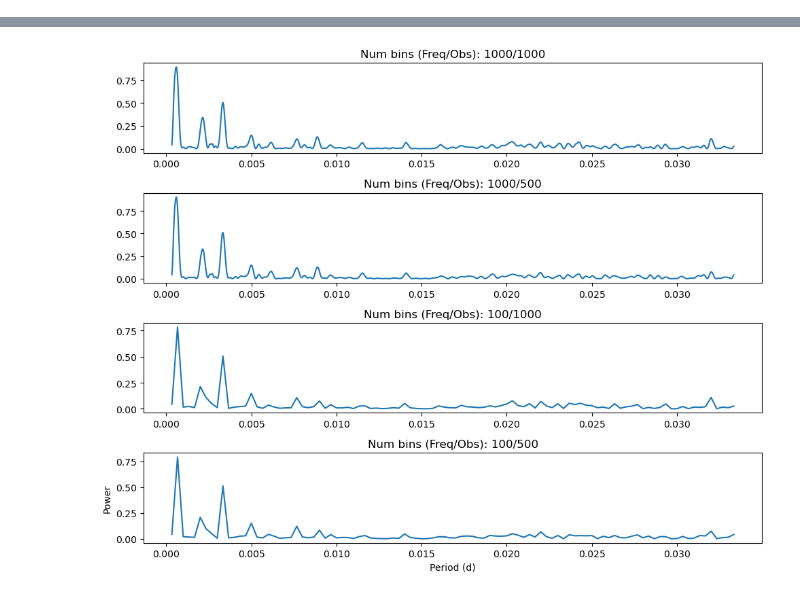
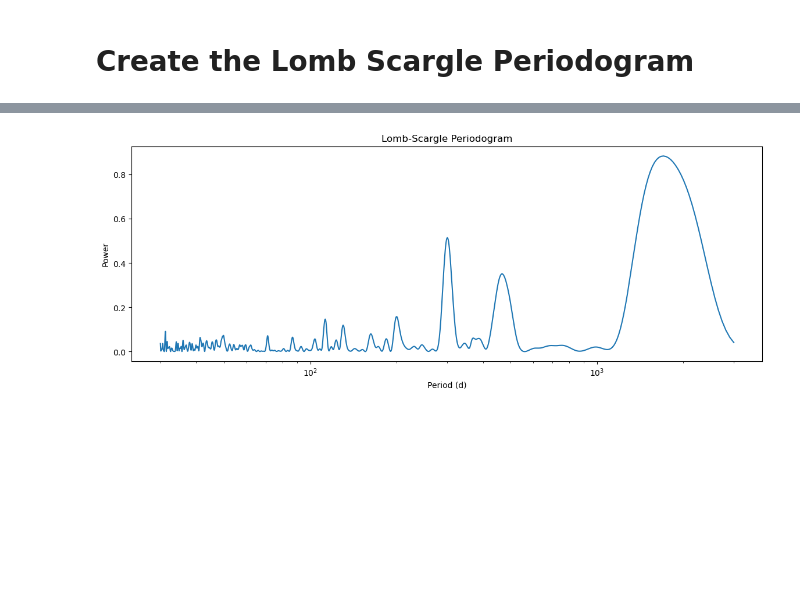
Before and after one commit to skp80286/smbhb_detection, a Jupyter notebook: lomb_scargle_analysis.ipynb, the cells around one changed output, grey strips where cells are left out. Cells and saved outputs as stored; diff of their text form; code cells hidden in the pictures; blank space fills up the shorter version.

```diff
--- a/lomb_scargle_analysis.ipynb
+++ b/lomb_scargle_analysis.ipynb
@@ -6,12 +10,15 @@ lc = np.genfromtxt("data/PG1302_CRTS.dat", names="mjd, mag, magerr", delimiter="
 # %%
 import matplotlib.pyplot as plt
 
-t = lc["mjd"] - lc["mjd"][0]
-mag = lc["mag"] - 14.5
+t = lc["mjd"]
+mag = lc["mag"]
 magerr = lc['magerr']
 
-plt.plot(t, mag, marker='None', linestyle='-', zorder=1, color='orange', lw=2)
-plt.errorbar(t, mag, yerr=magerr, zorder=0)
+plt.figure().set_figwidth(14)
+plt.xlabel("Observation date (MJD)")
+plt.ylabel("Observed Magnitude")
+#plt.plot(t, mag, marker='None', linestyle='-', zorder=1, lw=1)
+plt.errorbar(t, mag, yerr=magerr, fmt=".", zorder=0)
 
 plt.show()
 # %% [output]
@@ -35,39 +44,37 @@ def get_binned_statistic(num_bins, t, mag):
 
 #plt.scatter(bin_t, bin_mag)
 #plt.show()
+# %% [markdown]
+# Create the Lomb Scargle Periodogram
 # %%
 import astropy.units as u
 from astropy.timeseries import LombScargle
-# Initialise the subplot function using number of rows and columns
-figure, axis = plt.subplots(4, 1, figsize=(10,8))
+import scipy.signal as sig
+
+#Total 2946 days of observation -> max period ~3000d.
+# We consider min period as 30d
+# Create 3000 frequency buckets (~1 per day of observation)
+freqs = np.linspace(1/3000, 1/30,num=3000)
+
+# Perform analysis
+ls = LombScargle(t , mag)
+powers = ls.power(freqs)
+
+# Find the frequencies with the strongest signal
+top3ind, _ = sig.find_peaks(powers, height=0.2)
+#k = np.unravel_index(np.argmax(powers), powers.shape)
+#print(str(top3ind))
+for j, k in enumerate(top3ind):
+    print('## {0}th strongest signal: {1:.4f}'.format(j+1, powers[k]))
+    print('at freq(1/d):     {0:.4f}'.format(freqs[k]))
+    print('at period(d):     {0:.0f}d'.format(1/freqs[k]))
+
+plt.figure().set_figwidth(14)
 plt.xlabel("Period (d)")
 plt.ylabel("Power")
 plt.title("Lomb-Scargle Periodogram")
-
-for i, num_freq_bins in enumerate([1000, 100]):
-    for j, num_obs_bins in enumerate([1000, 500]):
-        freqs = np.linspace(1/3000, 1/30,num=num_freq_bins)
-        #print(str(freqs[:10]))
-        print("num_freq_bins=" + str(num_freq_bins) + " num_obs_bins=" + str(num_obs_bins))
-        bin_t, bin_mag, bin_magerr = get_binned_statistic(num_obs_bins, t, mag)
-        #bin_t, bin_mag, bin_magerr = (t, mag, magerr)
-
-        #print(str(len(bin_t)) + " : " + str(len(bin_mag)))
-        #print(str(bin_t[:10]))
-        #print(str(bin_mag[:10]))
-        ls = LombScargle(bin_t , bin_mag)
-        powers = ls.power(freqs)
-
-        # Find the freq with the strongest signal
-        k = np.unravel_index(np.argmax(powers), powers.shape)
-        print('Strongest signal: {0:.4f}'.format(powers[k]))
-        print('at freq(1/d):     {0:.4f}'.format(freqs[k]))
-        print('at period(d):     {0:.4f}'.format(1/freqs[k]))
-
-        axis[i*2+j].plot(freqs, powers)
-        axis[i*2+j].set_title("Num bins (Freq/Obs): " + str(num_freq_bins) + "/" + str(num_obs_bins))
-
-plt.tight_layout()
+plt.plot(1.0/freqs, powers)
+plt.xscale("log")
 plt.show()
 # TODO: Find the FAP (False probability)
 # %% [output]
@@ -90 +90 @@ at period(d):     1500.0000
-[figure, old version]
+[figure, new version]
```
Also changed, not shown: parts of 7 cells of this notebook, 1 other file.
